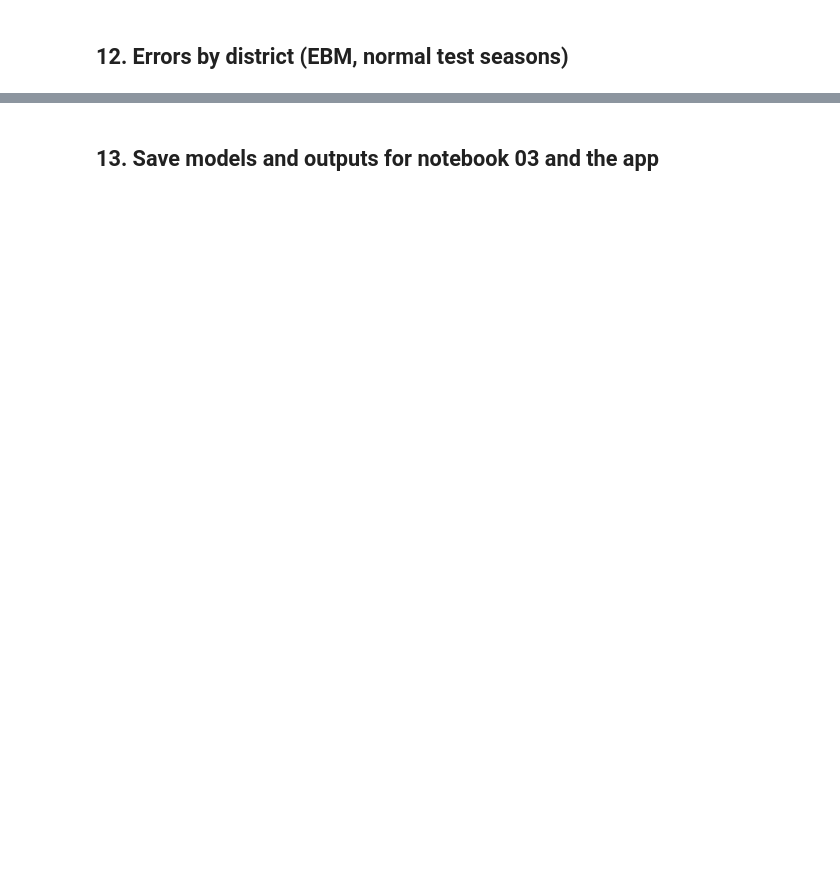
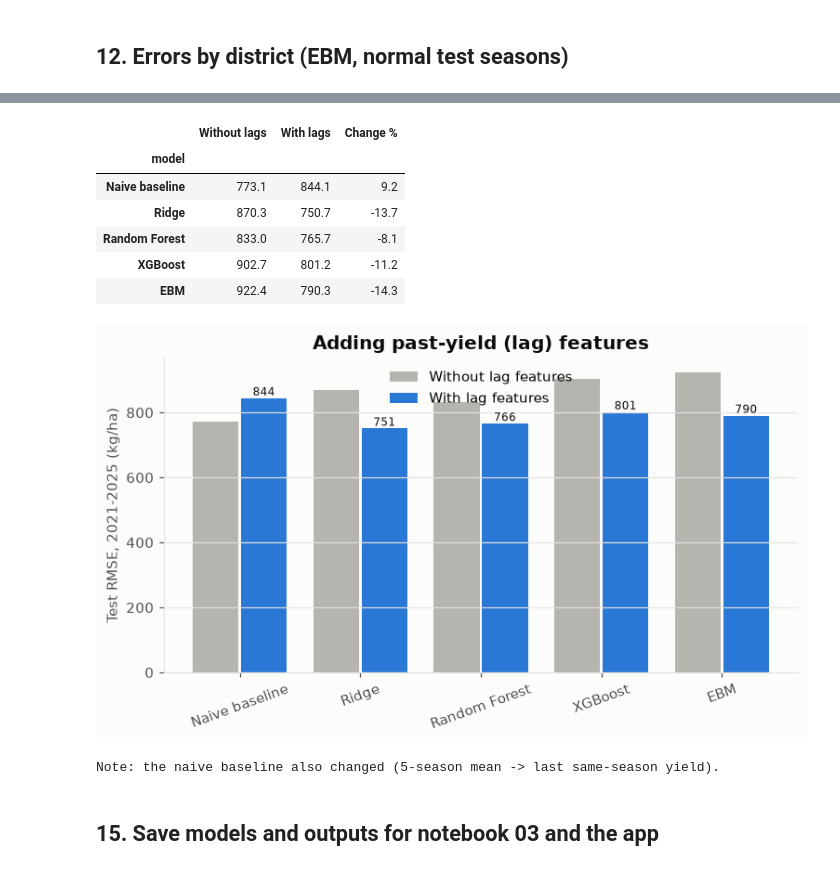
Before and after one commit to ranaweerapkhc/srilanka-paddy-yield-prediction, a Jupyter notebook: notebooks/02_modelling.ipynb, the cells around one changed output, grey strips where cells are left out. Saved outputs shown, nothing was run; the diff lists cells and outputs as text; code cells hidden in the pictures; blank space fills up the shorter version.

Commit message:
Add modelling notebook: EBM vs Ridge, RF, XGBoost with lag features and time-based split
Also re-runs the EDA notebook on the project venv kernel and keeps the
no-lag scores for comparison.

```diff
--- a/notebooks/02_modelling.ipynb
+++ b/notebooks/02_modelling.ipynb
@@ -65,0 +85,12 @@ The features come from the EDA in notebook 01. Columns that are only known **aft
+# %%
+df["t"] = df["year"] * 2 + (df["season"] == "Yala").astype(int)   # chronological season index
+y_at = df.set_index(["district", "t"])["yield_total"]
+lookup = lambda d, t: y_at.get((d, t), np.nan)
+
+df["lag_prev_season"] = [lookup(d, t - 1) for d, t in zip(df.district, df.t)]
+df["lag_same_season"] = [lookup(d, t - 2) for d, t in zip(df.district, df.t)]
+past3 = np.array([[lookup(d, t - k) for k in (2, 4, 6)] for d, t in zip(df.district, df.t)])
+df["roll3_same_season"] = np.where(np.sum(~np.isnan(past3), axis=1) >= 2, np.nanmean(past3, axis=1), np.nan)
+
+(df.query("district == 'POLONNARUWA' and year >= 2021").sort_values("t")
+   [["district", "season_label", "yield_total", "lag_prev_season", "lag_same_season", "roll3_same_season"]])
@@ -67,9 +110,11 @@ The features come from the EDA in notebook 01. Columns that are only known **aft
 CATEGORICAL = ["district", "season"]
 NUMERIC = ["year", "log_sown_total", "sown_share_major", "sown_share_minor", "sown_share_rainfed",
            "rain_total_mm", "rain_min_month_mm", "rain_max_month_mm", "rain_cv", "rain_pre_season_mm",
-           "temp_mean_c", "temp_max_c", "temp_min_c", "humidity_pct", "solar_mj_m2_day", "wind_m_s"]
+           "temp_mean_c", "temp_max_c", "temp_min_c", "humidity_pct", "solar_mj_m2_day", "wind_m_s",
+           "lag_prev_season", "lag_same_season", "roll3_same_season"]
 FEATURES = CATEGORICAL + NUMERIC
 TARGET = "yield_total"
 
 df["log_sown_total"] = np.log1p(df["sown_total"])
 print(len(FEATURES), "features:", FEATURES)
+print("Missing lags (%):", (df[["lag_prev_season", "lag_same_season", "roll3_same_season"]].isna().mean() * 100).round(1).to_dict())
@@ -139,10 +193,12 @@ def clean_params(p):
   district and season are one-hot encoded, and the numeric features are scaled.
 # %%
 def naive_predict(history, target_rows, n=5):
+    """Last same-season yield; fallback = district-season mean of the last n seasons in history."""
     recent = (history.sort_values("year").groupby(["district", "season"])[TARGET]
               .apply(lambda s: s.tail(n).mean()))
     overall = history.groupby("season")[TARGET].mean()
-    return np.array([recent.get((d, s), overall[s]) for d, s in zip(target_rows.district, target_rows.season)])
+    fallback = np.array([recent.get((d, s), overall[s]) for d, s in zip(target_rows.district, target_rows.season)])
+    return np.where(target_rows.lag_same_season.notna(), target_rows.lag_same_season, fallback)
 
 print("Naive baseline (validation):", {k: round(v, 3) for k, v in metrics(y_va, naive_predict(train, val)).items()})
 
@@ -210,8 +298,8 @@ def make_ebm(**p):
     return ExplainableBoostingRegressor(random_state=SEED, n_jobs=-1,
                                         feature_types=["nominal", "nominal"] + ["continuous"] * len(NUMERIC), **p)
 
-ebm_space = {"learning_rate": [0.01, 0.03], "interactions": [0, 10, 20],
-             "min_samples_leaf": [2, 10], "max_bins": [128, 256]}
+ebm_space = {"learning_rate": [0.03], "max_bins": [256], "interactions": [0, 5],
+             "max_leaves": [2, 3], "min_samples_leaf": [2, 10]}
 ebm_best, ebm_res = tune(make_ebm, list(ParameterGrid(ebm_space)), "EBM")
 print("Best EBM params:", ebm_best)
 ebm_res.head()
@@ -334,5 +540,34 @@ by_d.round(0).tail(6)
+# %%
+no_lag = pd.read_csv(ROOT / "reports" / "test_scores_no_lag.csv")
+cmp = pd.DataFrame({
+    "Without lags": no_lag.query("subset == 'All test (2021-25)'").set_index("model").RMSE,
+    "With lags": test_scores.query("subset == 'All test (2021-25)'").set_index("model").RMSE,
+}).loc[order]
+cmp["Change %"] = (cmp["With lags"] / cmp["Without lags"] - 1) * 100
+display(cmp.round(1))
+
+fig, ax = plt.subplots(figsize=(8, 4))
+x = np.arange(len(order))
+ax.bar(x - 0.2, cmp["Without lags"], width=0.38, color="#b5b4ae", label="Without lag features")
+ax.bar(x + 0.2, cmp["With lags"], width=0.38, color="#2a78d6", label="With lag features")
+for i, v in enumerate(cmp["With lags"]):
+    ax.text(i + 0.2, v, f"{v:,.0f}", ha="center", va="bottom", fontsize=8, color=INK)
+ax.set_xticks(x, order, rotation=20); ax.set_ylabel("Test RMSE, 2021-2025 (kg/ha)")
+ax.set_title("Adding past-yield (lag) features"); ax.legend(frameon=False); ax.grid(axis="x", visible=False)
+save(fig, "model_06_lag_feature_effect")
+print("Note: the naive baseline also changed (5-season mean -> last same-season yield).")
+# %% [output]
+|  | Without lags | With lags | Change % |
+| model |  |  |  |
+| Naive baseline | 773.1 | 844.1 | 9.2 |
+| Ridge | 870.3 | 750.7 | -13.7 |
+| Random Forest | 833.0 | 765.7 | -8.1 |
+| XGBoost | 902.7 | 801.2 | -11.2 |
+| EBM | 922.4 | 790.3 | -14.3 |
+[figure, added]
+Note: the naive baseline also changed (5-season mean -> last same-season yield).
 # %% [markdown]
-## 13. Save models and outputs for notebook 03 and the app
+## 15. Save models and outputs for notebook 03 and the app
 # %%
 for name, model in final.items():
     joblib.dump(model, MODELS / f"{name.lower().replace(' ', '_')}.joblib")
```
Also changed, not shown: parts of 24 cells of this notebook, 26 other files.
